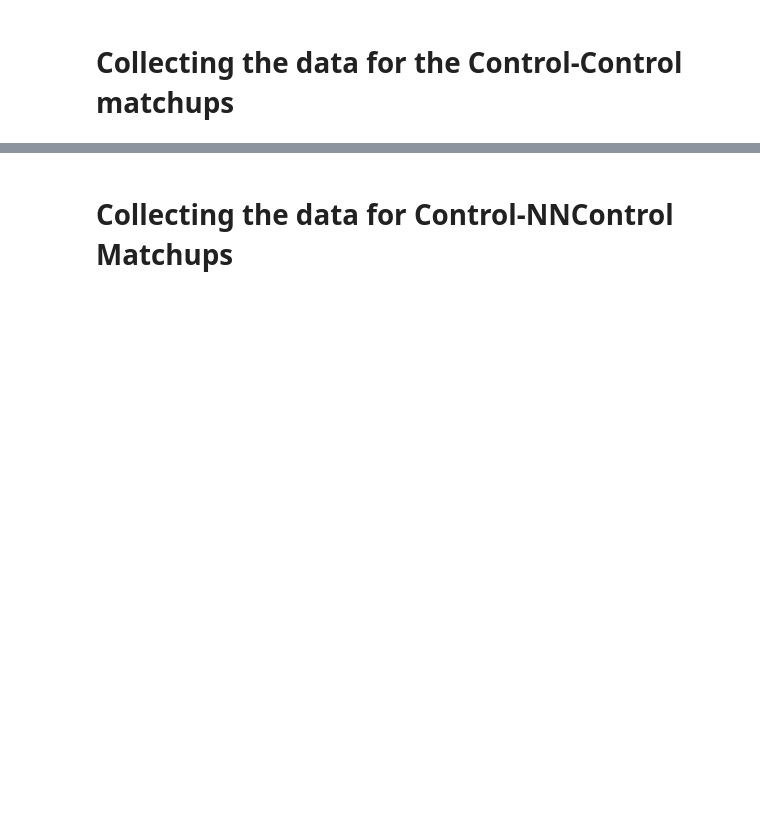
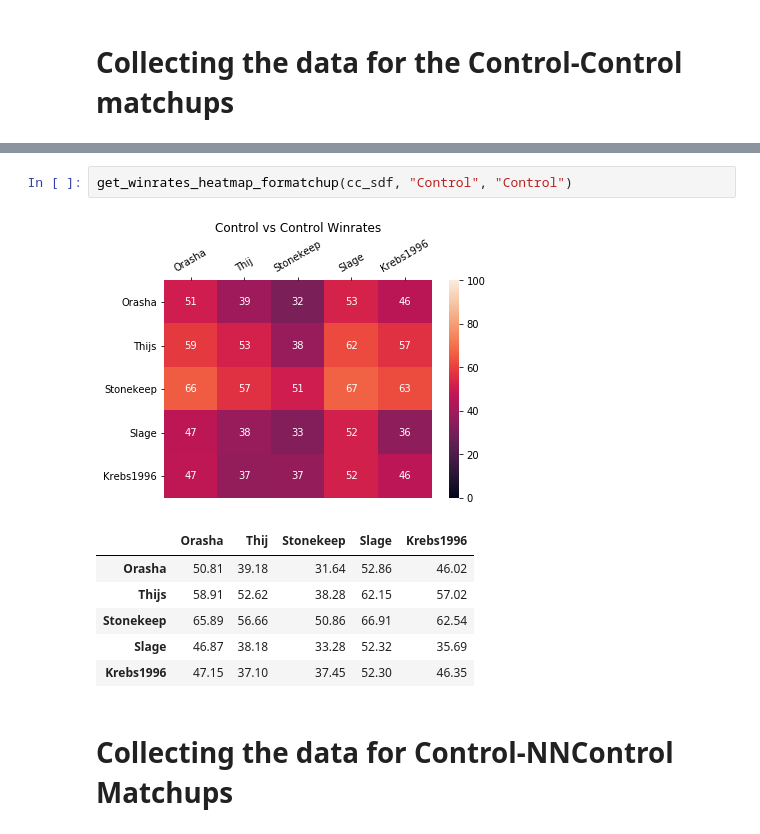
Before and after one commit to cww5/Sabber_Work_2019F, a Jupyter notebook: thesis-extensions/Spring_Data_Analysis.ipynb, the cells around one changed output, grey strips where cells are left out. Saved outputs shown, nothing was run; the diff lists cells and outputs as text; blank space fills up the shorter version.

```diff
--- a/thesis-extensions/Spring_Data_Analysis.ipynb
+++ b/thesis-extensions/Spring_Data_Analysis.ipynb
@@ -484,6 +417,16 @@ Krebs1996-Krebs1996 (15279, 23)
 | P2-Win% | 49.484536 | 61.266568 | 68.505080 | 47.430250 | 53.979740 | 41.384389 | ... |
 | Std-Num-Turns | 5.240265 | 5.528076 | 6.823370 | 5.294572 | 6.091501 | 5.526495 | ... |
 | Var-Num-Turns | 27.460381 | 30.559620 | 46.558384 | 28.032495 | 37.106382 | 30.542147 | ... |
+# %%
+get_winrates_heatmap_formatchup(cc_sdf, "Control", "Control")
+# %% [output]
+[figure, added]
+|  | Orasha | Thij | Stonekeep | Slage | Krebs1996 |
+| Orasha | 50.81 | 39.18 | 31.64 | 52.86 | 46.02 |
+| Thijs | 58.91 | 52.62 | 38.28 | 62.15 | 57.02 |
+| Stonekeep | 65.89 | 56.66 | 50.86 | 66.91 | 62.54 |
+| Slage | 46.87 | 38.18 | 33.28 | 52.32 | 35.69 |
+| Krebs1996 | 47.15 | 37.10 | 37.45 | 52.30 | 46.35 |
 # %% [markdown]
 # Collecting the data for Control-NNControl Matchups
 # %%
```
Also changed, not shown: parts of 19 cells of this notebook, 26 other files.
